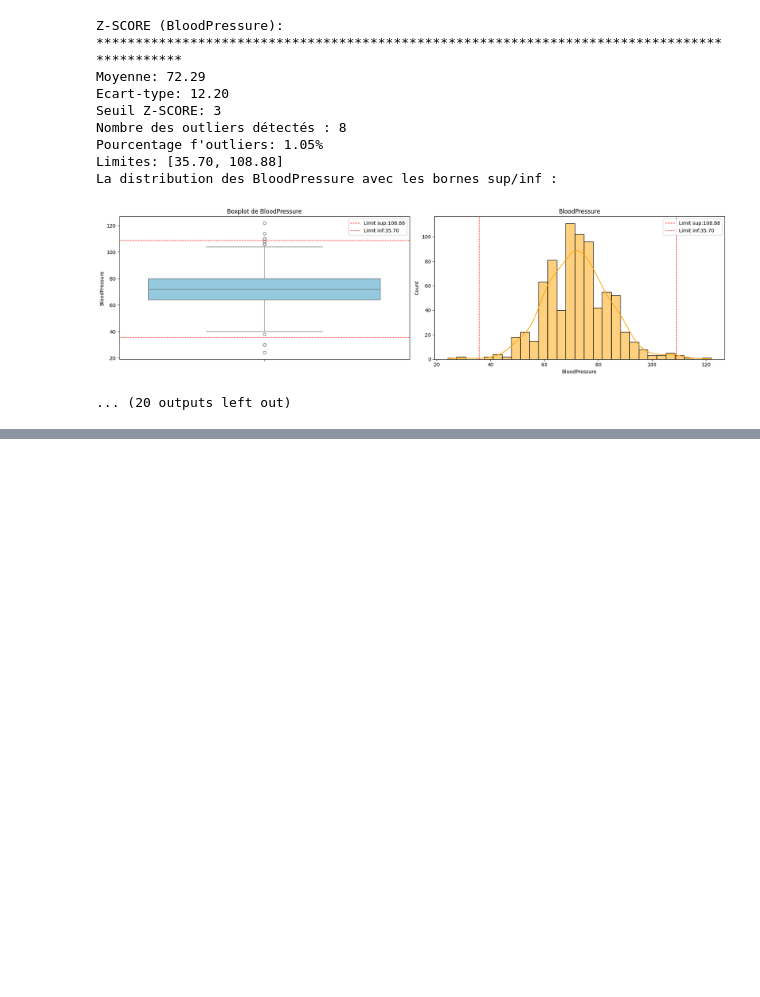
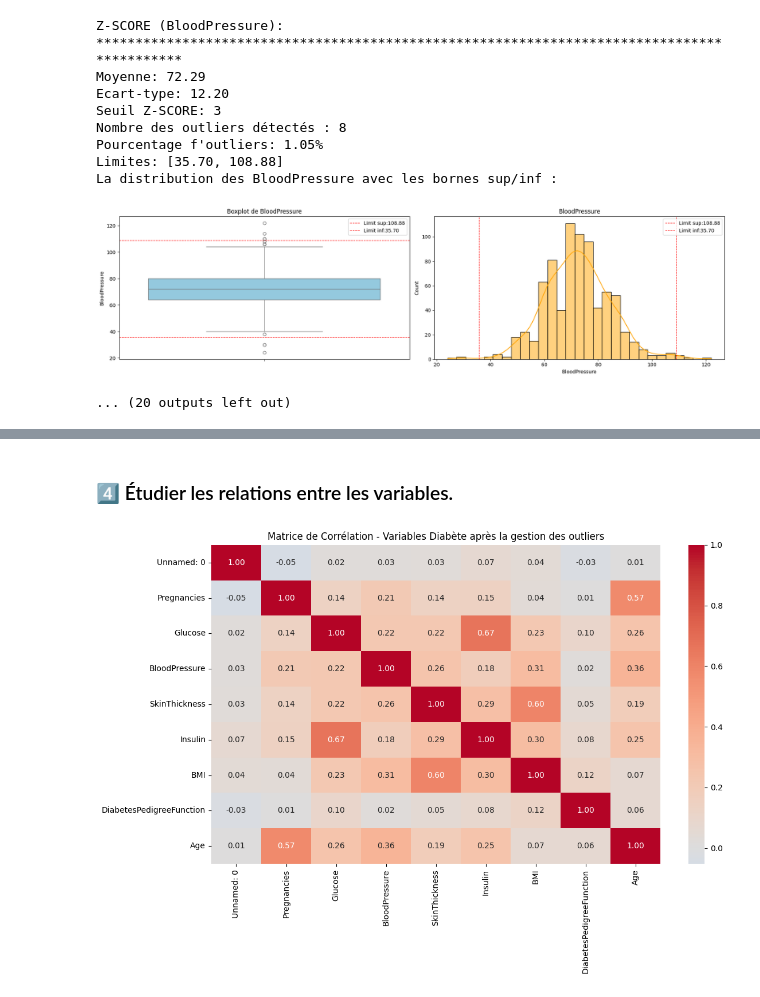
Before and after one commit to bouchramilo/Analysis_and_Prediction_of_the_Risk_of_Diabetes, a Jupyter notebook: Pretraitement.ipynb, the cells around one changed output, grey strips where cells are left out. Cells and saved outputs as stored; diff of their text form; code cells hidden in the pictures; blank space fills up the shorter version.

```diff
--- a/Pretraitement.ipynb
+++ b/Pretraitement.ipynb
@@ -233,0 +424,10 @@ La distribution des BloodPressure avec les bornes sup/inf :
+# %% [markdown]
+### 4️⃣ Étudier les relations entre les variables.
+# %%
+plt.figure(figsize=(12, 8))
+sbn.heatmap(dataset_3.corr(), annot=True, cmap='coolwarm', center=0, fmt='.2f')
+plt.title('Matrice de Corrélation - Variables Diabète après la gestion des outliers')
+plt.tight_layout()
+plt.show()
+# %% [output]
+[figure, added]
```
Also changed, not shown: parts of 10 cells of this notebook, 1 other file.
